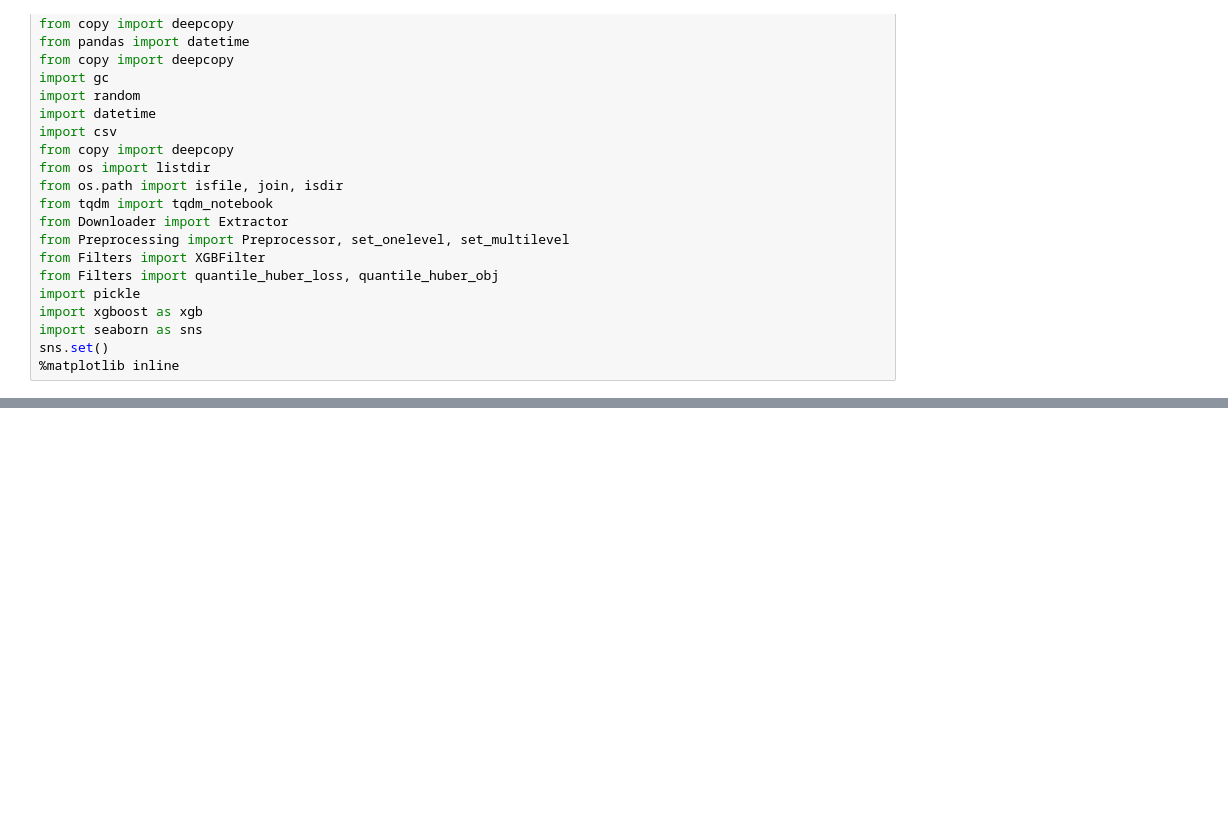
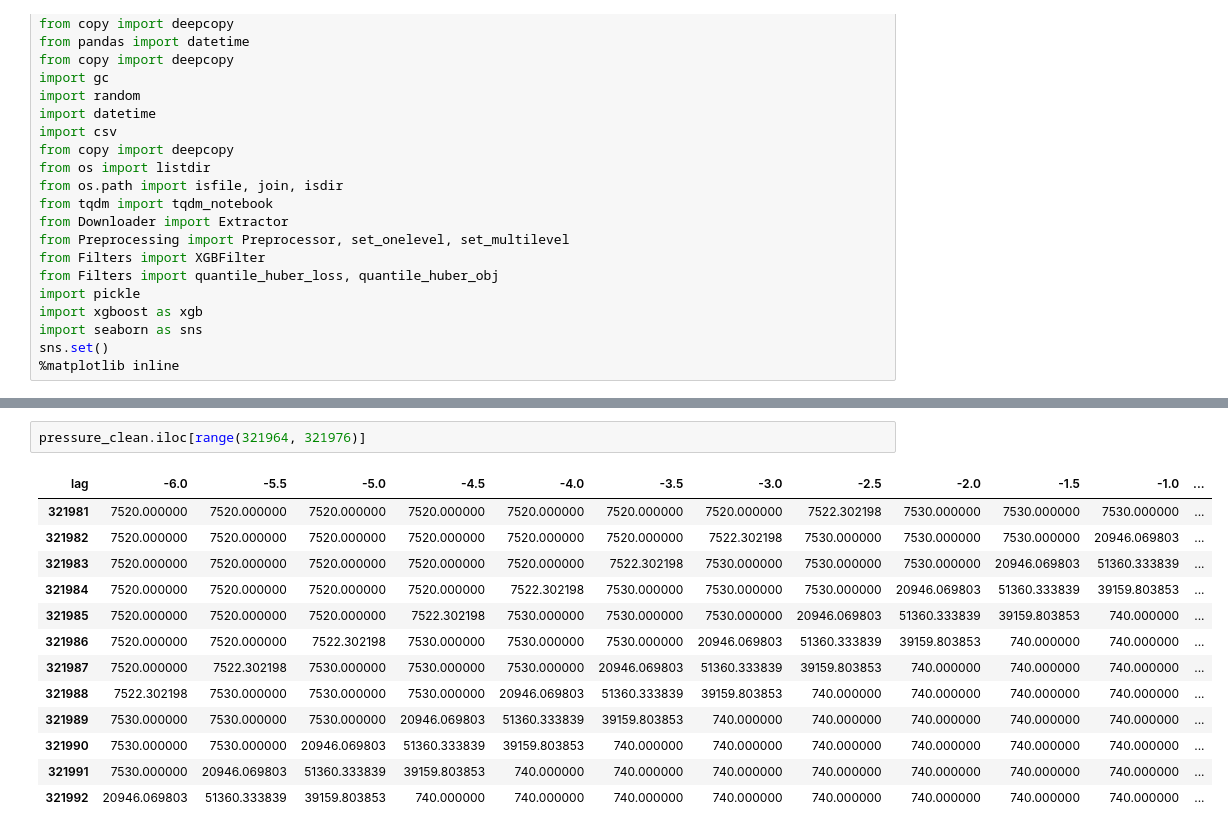
Before and after one commit to NdSv94/MinMax94, a Jupyter notebook: src/figures unsupervised learning.ipynb, the cells around one changed output, grey strips where cells are left out. Drawn from its saved outputs; the diff is of its cells as text; blank space fills up the shorter version.

```diff
--- a/src/figures unsupervised learning.ipynb
+++ b/src/figures unsupervised learning.ipynb
@@ -588,0 +259,16 @@ plt.show()
+# %%
+pressure_clean.iloc[range(321964, 321976)]
+# %% [output]
+| lag | -6.0 | -5.5 | -5.0 | -4.5 | -4.0 | -3.5 | -3.0 | -2.5 | -2.0 | -1.5 | -1.0 | ... |
+| 321981 | 7520.000000 | 7520.000000 | 7520.000000 | 7520.000000 | 7520.000000 | 7520.000000 | 7520.000000 | 7522.302198 | 7530.000000 | 7530.000000 | 7530.000000 | ... |
+| 321982 | 7520.000000 | 7520.000000 | 7520.000000 | 7520.000000 | 7520.000000 | 7520.000000 | 7522.302198 | 7530.000000 | 7530.000000 | 7530.000000 | 20946.069803 | ... |
+| 321983 | 7520.000000 | 7520.000000 | 7520.000000 | 7520.000000 | 7520.000000 | 7522.302198 | 7530.000000 | 7530.000000 | 7530.000000 | 20946.069803 | 51360.333839 | ... |
+| 321984 | 7520.000000 | 7520.000000 | 7520.000000 | 7520.000000 | 7522.302198 | 7530.000000 | 7530.000000 | 7530.000000 | 20946.069803 | 51360.333839 | 39159.803853 | ... |
+| 321985 | 7520.000000 | 7520.000000 | 7520.000000 | 7522.302198 | 7530.000000 | 7530.000000 | 7530.000000 | 20946.069803 | 51360.333839 | 39159.803853 | 740.000000 | ... |
+| 321986 | 7520.000000 | 7520.000000 | 7522.302198 | 7530.000000 | 7530.000000 | 7530.000000 | 20946.069803 | 51360.333839 | 39159.803853 | 740.000000 | 740.000000 | ... |
+| 321987 | 7520.000000 | 7522.302198 | 7530.000000 | 7530.000000 | 7530.000000 | 20946.069803 | 51360.333839 | 39159.803853 | 740.000000 | 740.000000 | 740.000000 | ... |
+| 321988 | 7522.302198 | 7530.000000 | 7530.000000 | 7530.000000 | 20946.069803 | 51360.333839 | 39159.803853 | 740.000000 | 740.000000 | 740.000000 | 740.000000 | ... |
+| 321989 | 7530.000000 | 7530.000000 | 7530.000000 | 20946.069803 | 51360.333839 | 39159.803853 | 740.000000 | 740.000000 | 740.000000 | 740.000000 | 740.000000 | ... |
+| 321990 | 7530.000000 | 7530.000000 | 20946.069803 | 51360.333839 | 39159.803853 | 740.000000 | 740.000000 | 740.000000 | 740.000000 | 740.000000 | 740.000000 | ... |
+| 321991 | 7530.000000 | 20946.069803 | 51360.333839 | 39159.803853 | 740.000000 | 740.000000 | 740.000000 | 740.000000 | 740.000000 | 740.000000 | 740.000000 | ... |
+| 321992 | 20946.069803 | 51360.333839 | 39159.803853 | 740.000000 | 740.000000 | 740.000000 | 740.000000 | 740.000000 | 740.000000 | 740.000000 | 740.000000 | ... |
```
Also changed, not shown: parts of 33 cells of this notebook.
